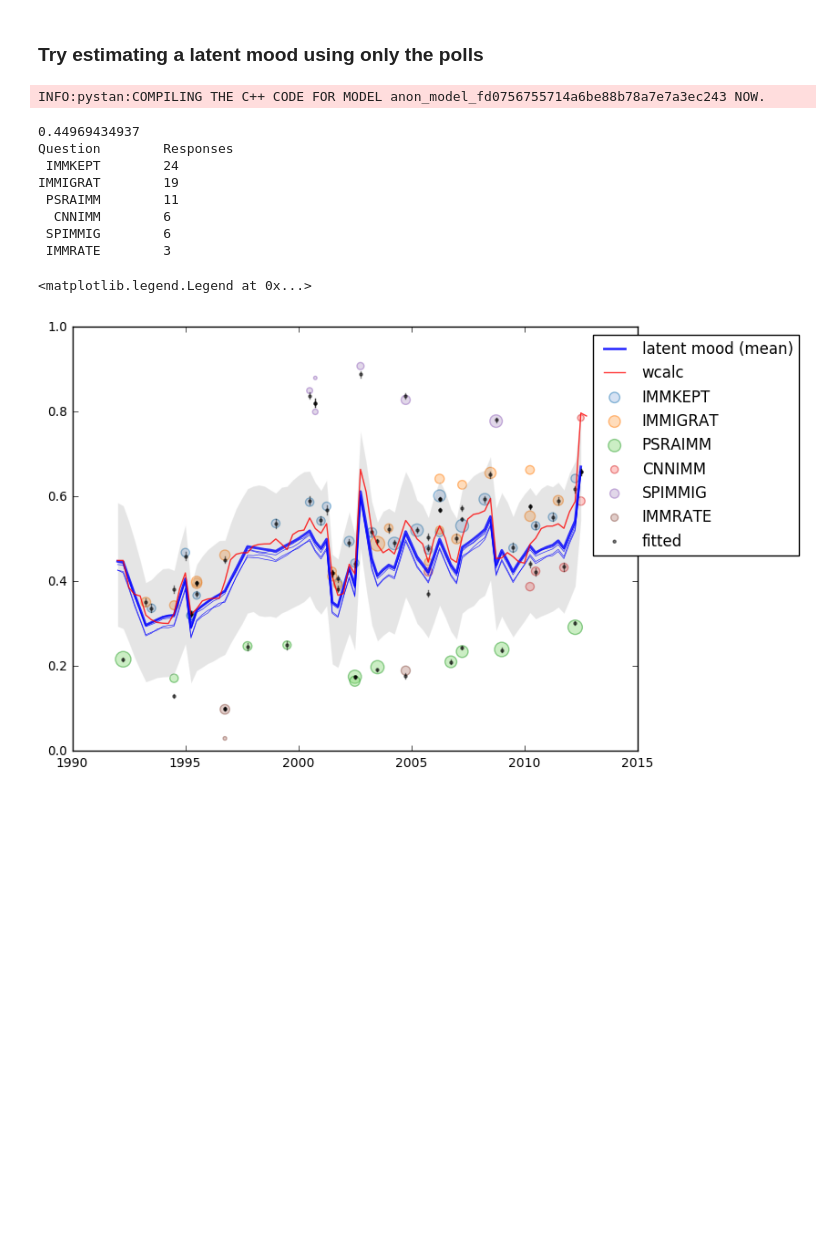
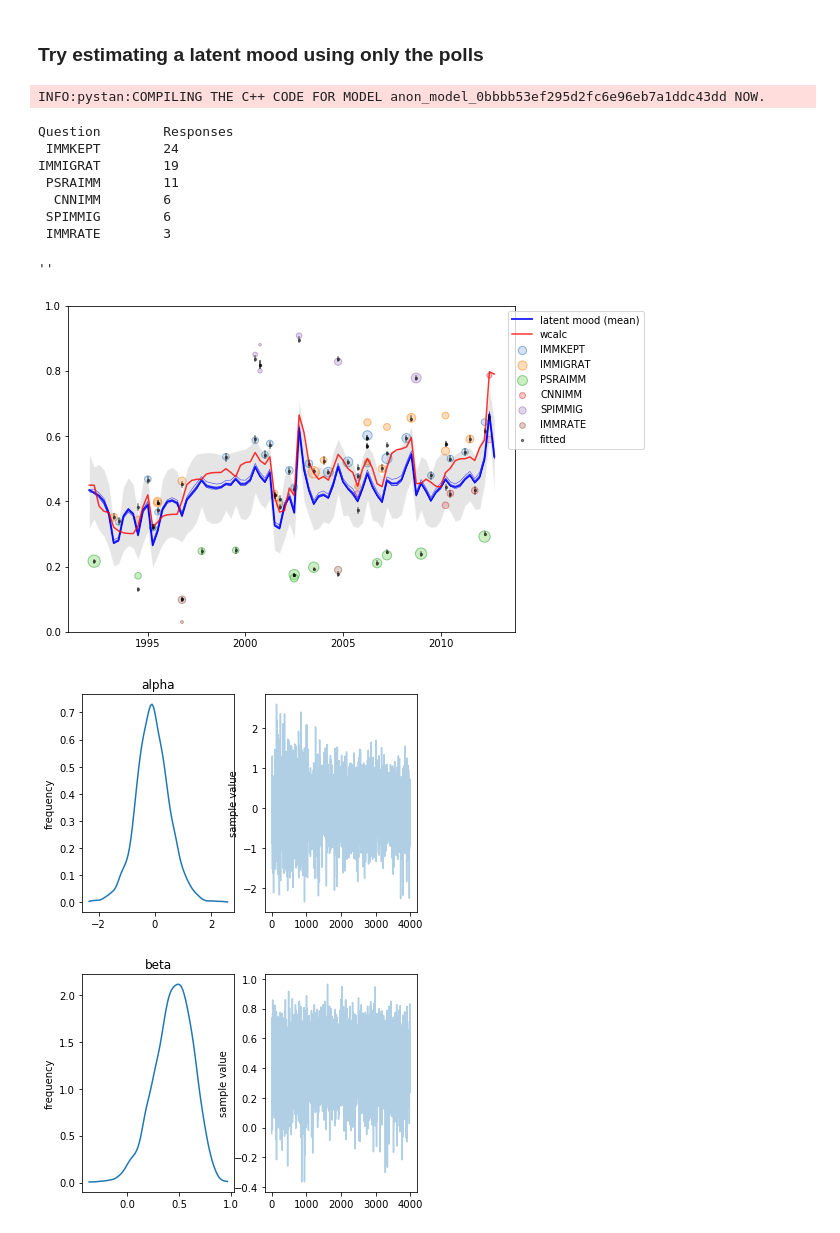
Before and after one commit to dallascard/predicting_public_opinion, a Jupyter notebook: immigration2.ipynb, the cells around one changed output. Drawn from its saved outputs; the diff is of its cells as text; code cells hidden in the pictures; blank space fills up the shorter version.

Commit message:
added main models for immigration and started other issues

```diff
--- a/immigration2.ipynb
+++ b/immigration2.ipynb
@@ -98,8 +103,9 @@ print "Loaded %d polls" % len(polls.index)
 
 # add in indicator variables for each question
 varnames = polls['Varname'].values
-questions = list(set(varnames))
-questions.sort()
+#questions = list(set(varnames))
+#questions.sort()
+questions = misc.get_top_poll_questions(polls, n=len(varnames)+1)
 question_index = dict(zip(questions, range(len(questions))))
 for q_i, q in enumerate(questions):
     polls.ix[:, q] = 0
@@ -696,50 +743,71 @@ model {
 }
 """
 # %%
-n_periods = int(polls.p_quarter.max()) + 1
+tones = grouped.tone.values
+logStories = grouped.logStories.values
+toneXlogStories = tones * logStories
+entropy = grouped.entropy.values
+toneXentropy = tones * entropy
+X = np.vstack([tones, logStories, entropy, toneXentropy]).T
+n_periods, K = X.shape
 n_polls, _ = polls.shape
 periods = np.array(polls.p_quarter.values, dtype=int) + 1
 n_questions = int(polls.question.max() + 1)
 question_indices = np.array(polls.question.values, dtype=int) + 1
+question_indicators = np.zeros([n_polls, n_questions])
+for i in range(n_polls):
+    question_indicators[i, polls.question.values[i]] = 1
+
 y = np.array((polls.value * polls.N).values, dtype=int)
 t = np.array(polls.p_quarter.values, dtype=int) + 1
-stan_data = {'N': n_polls, 'T': n_periods, 'Q': n_questions, 'y': y, 't': periods, 'n': polls.N.values, 'q': question_indices}
+stan_data = {'N': n_polls, 'T': n_periods, 'Q': n_questions,
+             'y': y, 't': periods, 'n': polls.N.values, 'q': question_indicators,
+             'N_new': n_polls,
+             'y_new': y, 't_new': periods, 'n_new': polls.N.values, 'q_new': question_indicators}
 n_chains = 4
-n_iter = 3000
+n_iter = 2000
 fit = pystan.stan(model_code=model, data=stan_data, iter=n_iter, chains=4)
 # %% [output]
-INFO:pystan:COMPILING THE C++ CODE FOR MODEL anon_model_fd0756755714a6be88b78a7e7a3ec243 NOW.
+INFO:pystan:COMPILING THE C++ CODE FOR MODEL anon_model_0bbbb53ef295d2fc6e96eb7a1ddc43dd NOW.
 # %%
 reload(plotting)
-print np.mean(fit.extract('p_t_0')['p_t_0'])
+
 p_t = fit.extract('p_t')['p_t']
 p_i = fit.extract('p_i')['p_i']
 p_t_means = np.mean(p_t, axis=0)
 p_t_25 = np.percentile(p_t, 25, axis=0)
 p_t_75 = np.percentile(p_t, 75, axis=0)
 p_i_means = np.mean(p_i, axis=0)
 p_i_25 = np.percentile(p_i, 25, axis=0)
 p_i_75 = np.percentile(p_i, 75, axis=0)
 fig, ax = plotting.plot_polling_data(polls)
 x = [first_year + (q) * 0.25 for q in range(n_periods)]
 ax.fill_between(x,  p_t_25, p_t_75, facecolor='grey', edgecolor='white', alpha=0.2, label=None)
 for i in range(n_chains):
-    ax.plot(x, np.mean(p_t[i*n_iter/n_chains:(i+1)*n_iter/n_chains, :], axis=0), 'b', linewidth=0.5, alpha=0.8, label=None)
+    ax.plot(x, np.mean(p_t[i*n_iter/2:(i+1)*n_iter/2, :], axis=0), 'b', linewidth=0.5, alpha=0.8, label=None)
 ax.plot(x, p_t_means, 'b', linewidth=2, alpha=0.8, label='latent mood (mean)')
 ax.plot(grouped.f_date, grouped.mood, 'r', alpha=0.8, label='wcalc')
 ax.scatter(polls.f_date, p_i_means, s=5, facecolor='black', edgecolor='black', label='fitted', alpha=0.5)
 for i in range(n_polls):
     f_date = polls.f_date.iloc[i]
     ax.plot([f_date, f_date], [p_i_25[i], p_i_75[i]], 'k', label=None, alpha=0.5)
 ax.legend(loc='upper right', scatterpoints=1, bbox_to_anchor=(1.3,1))
+
+fit.plot('alpha')
+fit.plot('beta')
+#fit.plot('gamma')
+fit.plot('offsets')
+
+""
 # %% [output]
-0.44969434937
 Question        Responses
  IMMKEPT        24
 IMMIGRAT        19
  PSRAIMM        11
   CNNIMM        6
  SPIMMIG        6
  IMMRATE        3
-<matplotlib.legend.Legend at 0x...>
+''
-[figure, old version]
+[figure, new version]
+[figure, added]
+[figure, added]
```
Also changed, not shown: parts of 31 cells of this notebook, 5 other files.
